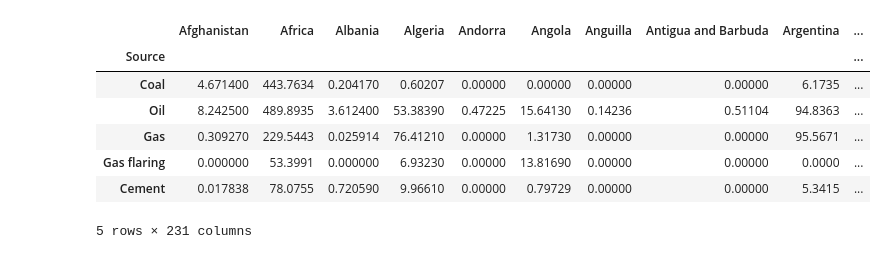
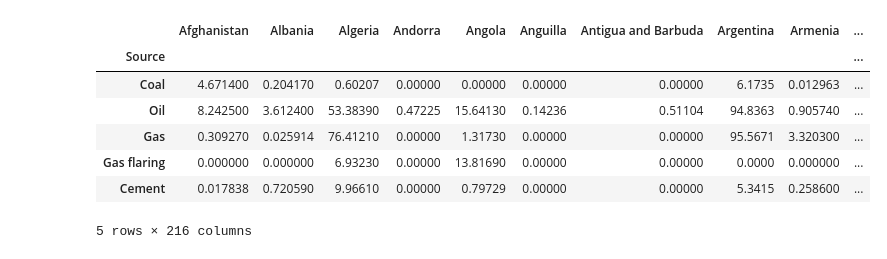
Before and after one commit to KatiRG/CO2Sankey, a Jupyter notebook: Build_sumup_3levels.ipynb, the cells around one changed output. Cells and saved outputs as stored; diff of their text form; code cells hidden in the pictures.

```diff
--- a/Build_sumup_3levels.ipynb
+++ b/Build_sumup_3levels.ipynb
@@ -65,29 +78,29 @@ World = Regions['Africa'] + \
         Regions['Oceania'] + \
         Regions['South America']
 
-# merge some regions
-Regions['South and Central America'] = Regions['Central America'] + Regions['South America']
-del Regions['Central America']
-del Regions['South America']
-
 Others = ['KP Annex B', 'Non KP Annex B', 'OECD', 'Non-OECD', 'EU28', 'Statistical Difference', 'World']
 # %%
+# Create dataframe for Sources: dfS
+
 year = 2014
 # Read all csv files and create a dataframe from selected year and selected fields
-df = pd.DataFrame()
+dfS = pd.DataFrame()
 for key in Sources.keys():
     df_full = pd.read_csv('files_csv/' + Sources[key], delimiter=';', index_col=0)
     df_select = df_full.loc[year][:]
     df_select['Source'] = key
-    df = df.append(df_select)
-df.set_index('Source', inplace=True)
-df
+    dfS = dfS.append(df_select)
+dfS.set_index('Source', inplace=True)
+
+# Drop already integrated regions 'Africa', 'Asia', ... and others unwanted ('OECD', 'EU28', ...)
+dfS = dfS.drop(Regions.keys() + Others, axis=1)
+dfS
 # %% [output]
-|  | Afghanistan | Africa | Albania | Algeria | Andorra | Angola | Anguilla | Antigua and Barbuda | Argentina | ... |
+|  | Afghanistan | Albania | Algeria | Andorra | Angola | Anguilla | Antigua and Barbuda | Argentina | Armenia | ... |
 | Source |  |  |  |  |  |  |  |  |  | ... |
-| Coal | 4.671400 | 443.7634 | 0.204170 | 0.60207 | 0.00000 | 0.00000 | 0.00000 | 0.00000 | 6.1735 | ... |
-| Oil | 8.242500 | 489.8935 | 3.612400 | 53.38390 | 0.47225 | 15.64130 | 0.14236 | 0.51104 | 94.8363 | ... |
-| Gas | 0.309270 | 229.5443 | 0.025914 | 76.41210 | 0.00000 | 1.31730 | 0.00000 | 0.00000 | 95.5671 | ... |
-| Gas flaring | 0.000000 | 53.3991 | 0.000000 | 6.93230 | 0.00000 | 13.81690 | 0.00000 | 0.00000 | 0.0000 | ... |
-| Cement | 0.017838 | 78.0755 | 0.720590 | 9.96610 | 0.00000 | 0.79729 | 0.00000 | 0.00000 | 5.3415 | ... |
+| Coal | 4.671400 | 0.204170 | 0.60207 | 0.00000 | 0.00000 | 0.00000 | 0.00000 | 6.1735 | 0.012963 | ... |
+| Oil | 8.242500 | 3.612400 | 53.38390 | 0.47225 | 15.64130 | 0.14236 | 0.51104 | 94.8363 | 0.905740 | ... |
+| Gas | 0.309270 | 0.025914 | 76.41210 | 0.00000 | 1.31730 | 0.00000 | 0.00000 | 95.5671 | 3.320300 | ... |
+| Gas flaring | 0.000000 | 0.000000 | 6.93230 | 0.00000 | 13.81690 | 0.00000 | 0.00000 | 0.0000 | 0.000000 | ... |
+| Cement | 0.017838 | 0.720590 | 9.96610 | 0.00000 | 0.79729 | 0.00000 | 0.00000 | 5.3415 | 0.258600 | ... |
-5 rows × 231 columns
+5 rows × 216 columns
```
Also changed, not shown: parts of 17 cells of this notebook, 2 other files.
